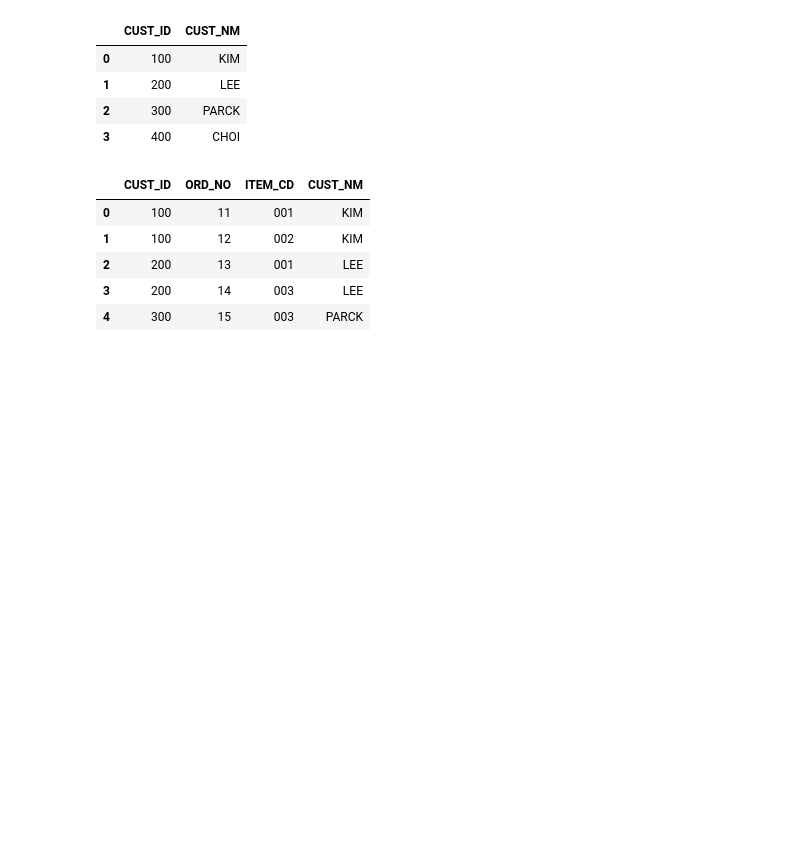
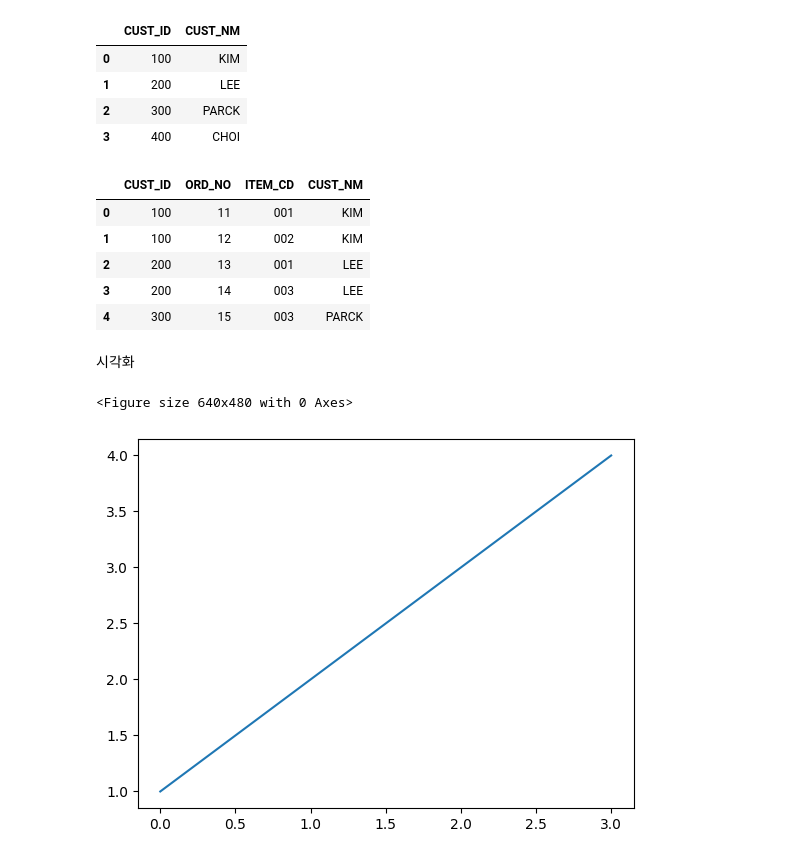
Before and after one commit to junghunam/Python-lets-goooooo, a Jupyter notebook: 파이썬_성장기.ipynb, the cells around one changed output. Drawn from its saved outputs; the diff is of its cells as text; code cells hidden in the pictures; blank space fills up the shorter version.

```diff
--- a/파이썬_성장기.ipynb
+++ b/파이썬_성장기.ipynb
@@ -1315,3 +1315,5 @@ df1
 | 2 | 200 | 13 | 001 | LEE |
 | 3 | 200 | 14 | 003 | LEE |
 | 4 | 300 | 15 | 003 | PARCK |
+# %% [markdown]
+시각화
@@ -1317,0 +1325,11 @@ df1
+# %%
+plt.figure() # 액자 만들기
+plt.show()
+# %% [output]
+<Figure size 640x480 with 0 Axes>
+# %%
+plt.figure() # 액자 만들기
+plt.plot([1, 2, 3, 4])
+plt.show()
+# %% [output]
+[figure, added]
```
Also changed, not shown: parts of 34 cells of this notebook.
